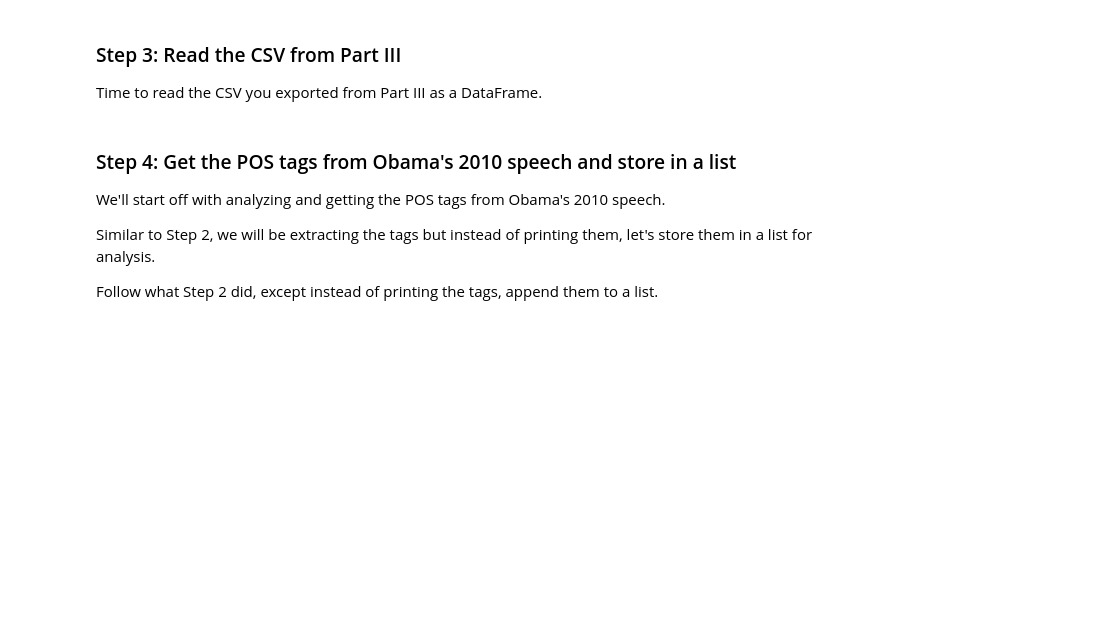
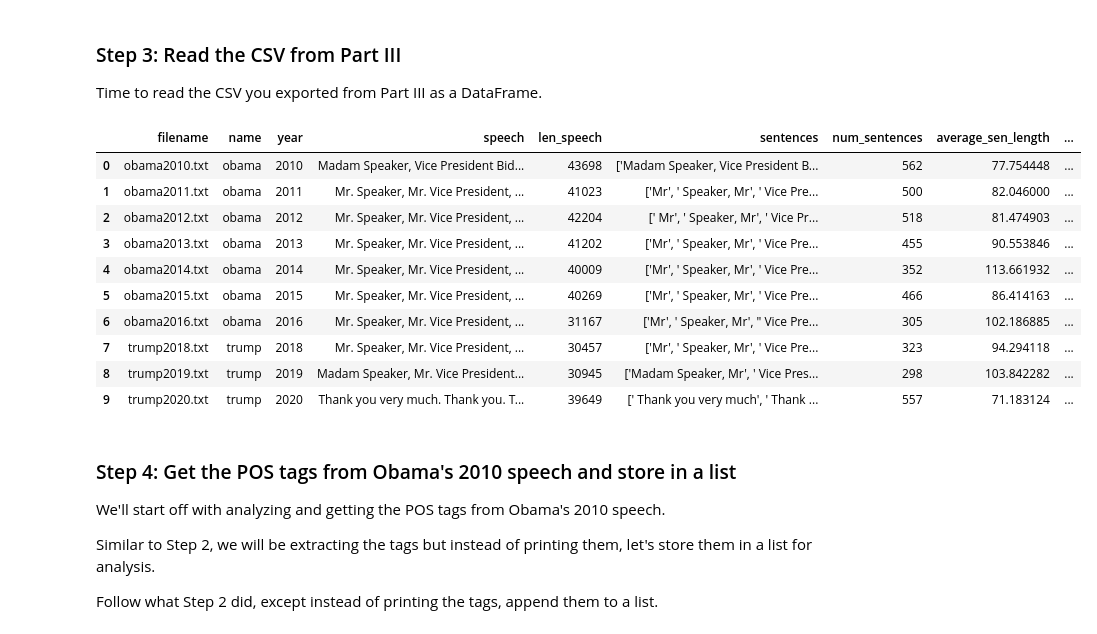
Before and after one commit to daanishrasheed/US-Speech-Analysis, a Jupyter notebook: Project US Speech Analysis (Part IV).ipynb, the cells around one changed output. Saved outputs shown, nothing was run; the diff lists cells and outputs as text; code cells hidden in the pictures; blank space fills up the shorter version.

```diff
--- a/Project US Speech Analysis (Part IV).ipynb
+++ b/Project US Speech Analysis (Part IV).ipynb
@@ -48,3 +63,18 @@ Time to read the CSV you exported from Part III as a DataFrame.
+# %%
+df = pd.read_csv('speechDF2.csv')
+df.head(10)
+# %% [output]
+|  | filename | name | year | speech | len_speech | sentences | num_sentences | average_sen_length | ... |
+| 0 | obama2010.txt | obama | 2010 | Madam Speaker, Vice President Bid... | 43698 | ['Madam Speaker, Vice President B... | 562 | 77.754448 | ... |
+| 1 | obama2011.txt | obama | 2011 | Mr. Speaker, Mr. Vice President, ... | 41023 | ['Mr', ' Speaker, Mr', ' Vice Pre... | 500 | 82.046000 | ... |
+| 2 | obama2012.txt | obama | 2012 | Mr. Speaker, Mr. Vice President, ... | 42204 | [' Mr', ' Speaker, Mr', ' Vice Pr... | 518 | 81.474903 | ... |
+| 3 | obama2013.txt | obama | 2013 | Mr. Speaker, Mr. Vice President, ... | 41202 | ['Mr', ' Speaker, Mr', ' Vice Pre... | 455 | 90.553846 | ... |
+| 4 | obama2014.txt | obama | 2014 | Mr. Speaker, Mr. Vice President, ... | 40009 | ['Mr', ' Speaker, Mr', ' Vice Pre... | 352 | 113.661932 | ... |
+| 5 | obama2015.txt | obama | 2015 | Mr. Speaker, Mr. Vice President, ... | 40269 | ['Mr', ' Speaker, Mr', ' Vice Pre... | 466 | 86.414163 | ... |
+| 6 | obama2016.txt | obama | 2016 | Mr. Speaker, Mr. Vice President, ... | 31167 | ['Mr', ' Speaker, Mr', " Vice Pre... | 305 | 102.186885 | ... |
+| 7 | trump2018.txt | trump | 2018 | Mr. Speaker, Mr. Vice President, ... | 30457 | ['Mr', ' Speaker, Mr', ' Vice Pre... | 323 | 94.294118 | ... |
+| 8 | trump2019.txt | trump | 2019 | Madam Speaker, Mr. Vice President... | 30945 | ['Madam Speaker, Mr', ' Vice Pres... | 298 | 103.842282 | ... |
+| 9 | trump2020.txt | trump | 2020 | Thank you very much. Thank you. T... | 39649 | [' Thank you very much', ' Thank ... | 557 | 71.183124 | ... |
 # %% [markdown]
 ### Step 4: Get the POS tags from Obama's 2010 speech and store in a list
 We'll start off with analyzing and getting the POS tags from Obama's 2010 speech.
```
Also changed, not shown: parts of 5 cells of this notebook, 2 other files.
